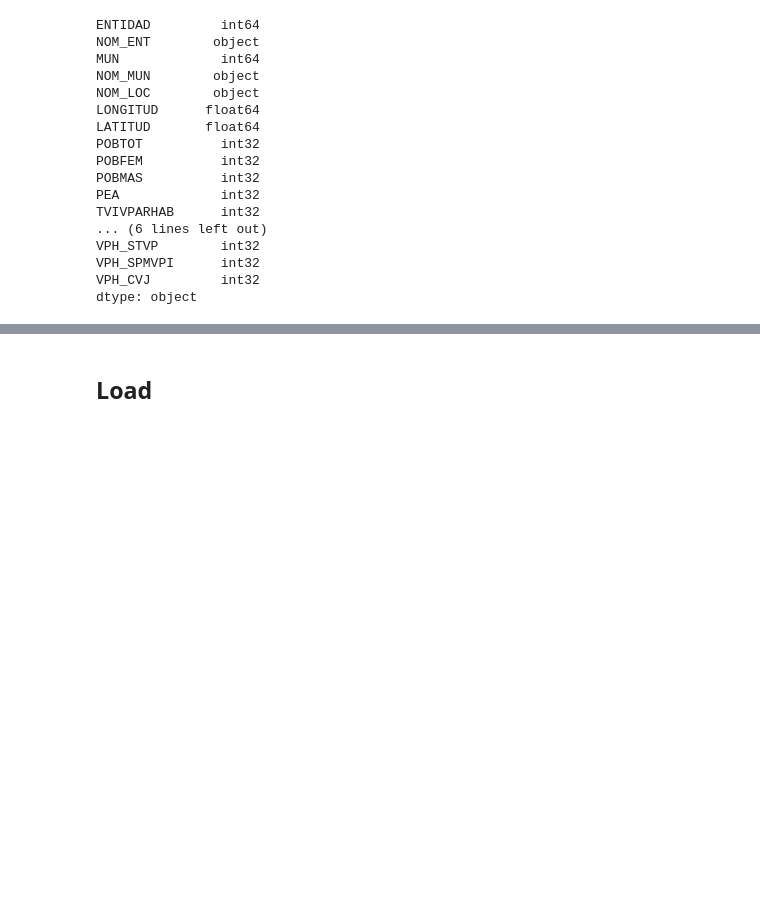
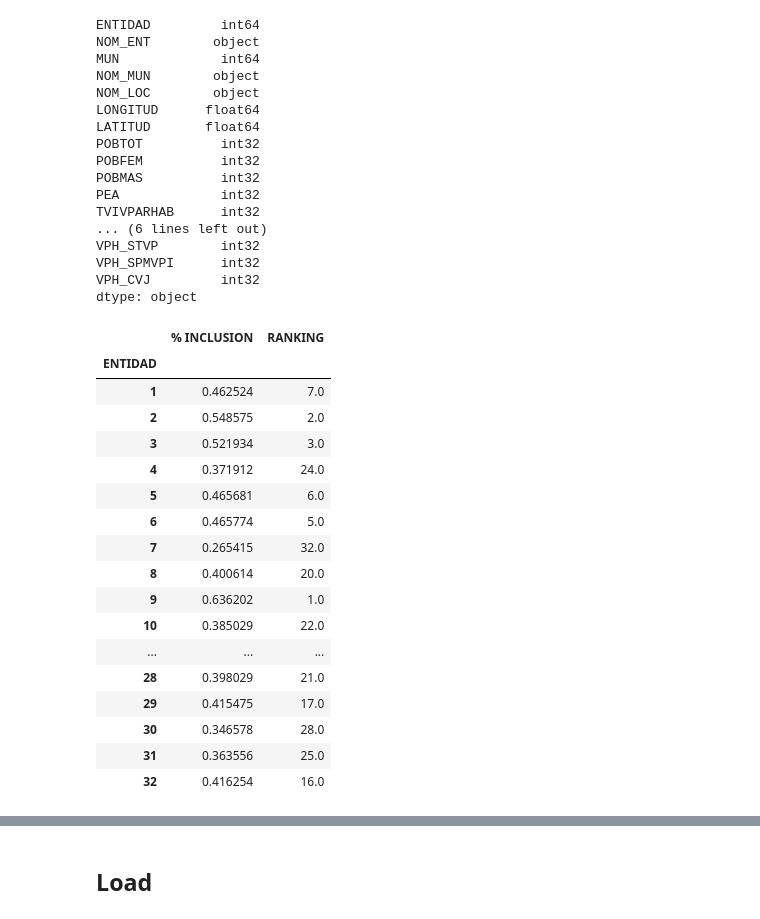
Before and after one commit to Casio04/Mexico-digital-inclusion-2020, a Jupyter notebook: ETL.ipynb, the cells around one changed output, grey strips where cells are left out. Cells and saved outputs as stored; diff of their text form; code cells hidden in the pictures; blank space fills up the shorter version.

```diff
--- a/ETL.ipynb
+++ b/ETL.ipynb
@@ -144,10 +144,10 @@ dtype: object
 # %%
 #Rename columns
 final_df = final_df.rename(
-    columns={'NOM_ENT':'NOMBRE ENTIDAD',
+    columns={'NOM_ENT':'NOMBRE_ENTIDAD',
             'MUN':'MUNICIPIO',
-            'NOM_MUN':'NOMBRE MUNICIPIO',
-            'NOM_LOC':'NOMBRE LOCALIDAD',
+            'NOM_MUN':'NOMBRE_MUNICIPIO',
+            'NOM_LOC':'NOMBRE_LOCALIDAD',
             })
 # %%
 # Removing latitude and longitude from dataframe and grouping by municipality so we can send it to database
@@ -154,0 +158,24 @@ final_df = final_df.groupby(['ENTIDAD',"NOM_ENT","MUN","NOM_MUN"])[final_df.colu
+# %%
+# Creating an auxiliar dataframe to have the mean of the inclusion by state and then ranking it
+pcg_mun = pd.DataFrame(final_df.groupby("ENTIDAD")["% INCLUSION"].mean())
+pcg_mun["RANKING"] = pcg_mun["% INCLUSION"].rank(method="min",ascending=False)
+pcg_mun
+# %% [output]
+|  | % INCLUSION | RANKING |
+| ENTIDAD |  |  |
+| 1 | 0.462524 | 7.0 |
+| 2 | 0.548575 | 2.0 |
+| 3 | 0.521934 | 3.0 |
+| 4 | 0.371912 | 24.0 |
+| 5 | 0.465681 | 6.0 |
+| 6 | 0.465774 | 5.0 |
+| 7 | 0.265415 | 32.0 |
+| 8 | 0.400614 | 20.0 |
+| 9 | 0.636202 | 1.0 |
+| 10 | 0.385029 | 22.0 |
+| ... | ... | ... |
+| 28 | 0.398029 | 21.0 |
+| 29 | 0.415475 | 17.0 |
+| 30 | 0.346578 | 28.0 |
+| 31 | 0.363556 | 25.0 |
+| 32 | 0.416254 | 16.0 |
```
Also changed, not shown: parts of 9 cells of this notebook, 3 other files.
